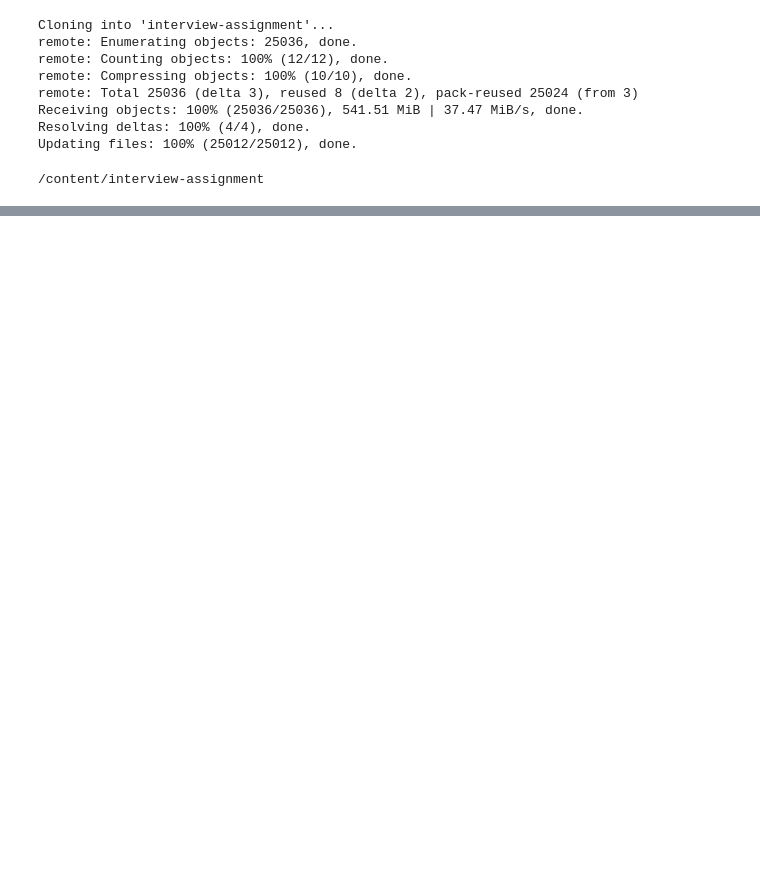
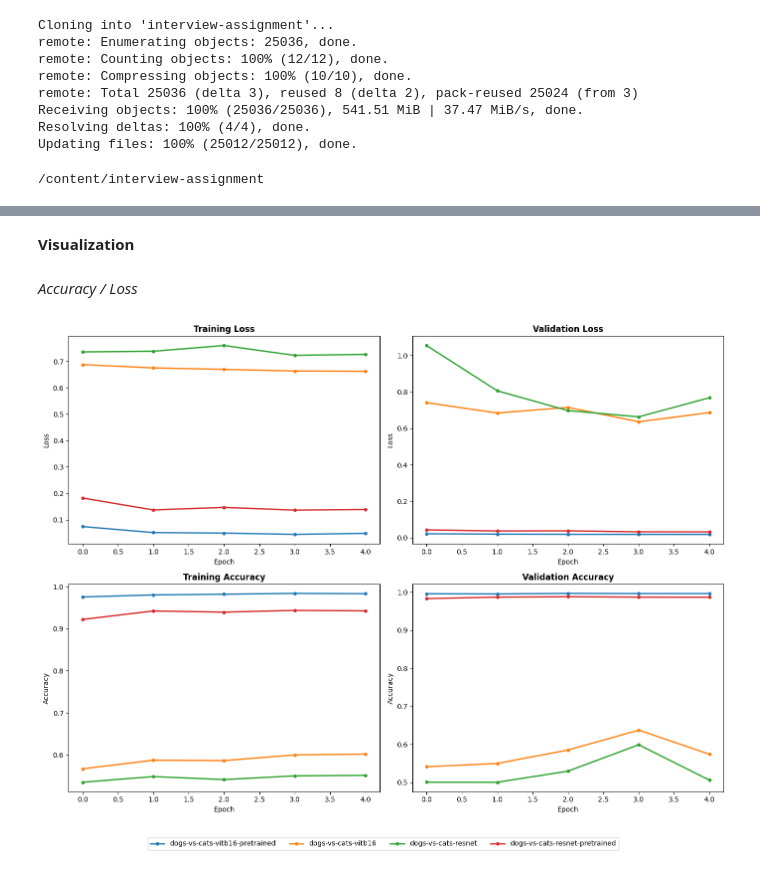
Before and after one commit to chouyunming/interview-assignment, a Jupyter notebook: notebooks/performance.ipynb, the cells around one changed output, grey strips where cells are left out. Drawn from its saved outputs; the diff is of its cells as text; code cells hidden in the pictures; blank space fills up the shorter version.

```diff
--- a/notebooks/performance.ipynb
+++ b/notebooks/performance.ipynb
@@ -88,0 +165,48 @@ ROC curve saved to ./result/dogs-vs-cats-resnet/roc_curve.png
+# %% [markdown]
+**Visualization**
+# %% [markdown]
+*Accuracy / Loss*
+# %%
+import json
+import os
+from PIL import Image
+import matplotlib.pyplot as plt
+
+logs_dir = './logs'
+
+experiments = {}
+if os.path.exists(logs_dir):
+    for exp_name in os.listdir(logs_dir):
+        exp_path = os.path.join(logs_dir, exp_name)
+        history_file = os.path.join(exp_path, 'history.json')
+
+        if os.path.exists(history_file):
+            with open(history_file, 'r') as f:
+                history = json.load(f)
+                experiments[exp_name] = history
+
+fig, axes = plt.subplots(2, 2, figsize=(14, 11))
+
+metrics = [
+    ('train_loss', 'Training Loss', 'Loss', axes[0, 0]),
+    ('val_loss', 'Validation Loss', 'Loss', axes[0, 1]),
+    ('train_accuracy', 'Training Accuracy', 'Accuracy', axes[1, 0]),
+    ('val_accuracy', 'Validation Accuracy', 'Accuracy', axes[1, 1])
+]
+
+for key, title, ylabel, ax in metrics:
+    for exp_name, history in experiments.items():
+        ax.plot(history['epochs'], history[key], label=exp_name, linewidth=2, marker='o', markersize=4)
+    ax.set_title(title, fontsize=12, fontweight='bold')
+    ax.set_xlabel('Epoch')
+    ax.set_ylabel(ylabel)
+
+handles, labels = axes[0, 0].get_legend_handles_labels()
+
+fig.legend(handles, labels, loc='lower center', bbox_to_anchor=(0.5, 0.02),
+           ncol=len(experiments), fontsize=10, frameon=True)
+
+plt.tight_layout(rect=[0, 0.08, 1, 1])
+plt.show()
+# %% [output]
+[figure, added]
```
Also changed, not shown: parts of 18 cells of this notebook, 13 other files.
